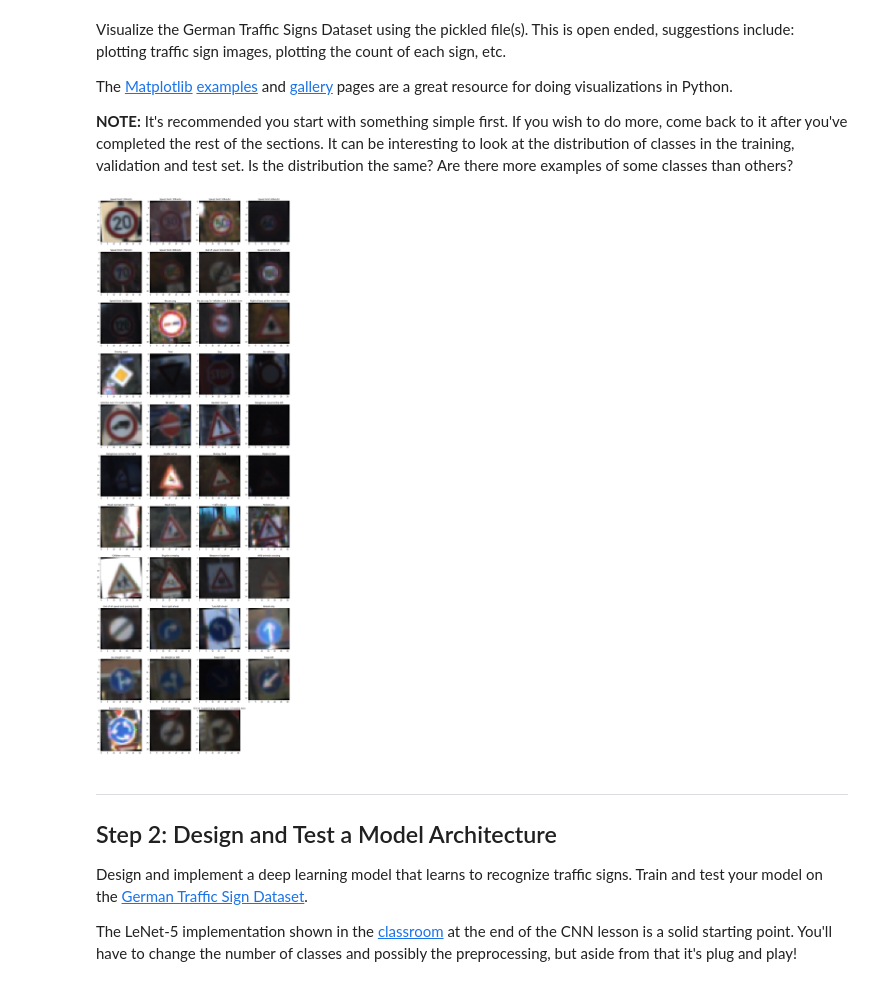
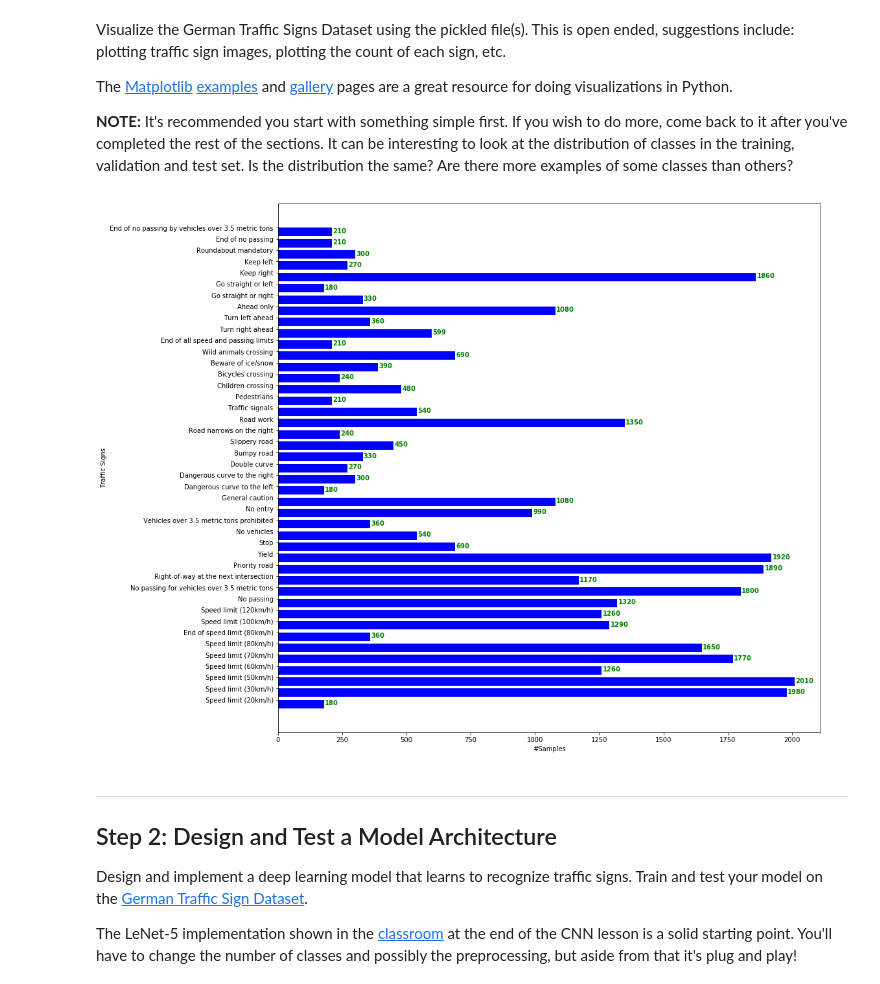
Before and after one commit to michael1611/SDC, a Jupyter notebook: t1/p2/CarND-Traffic-Sign-Classifier-Project/Traffic_Sign_Classifier.ipynb, the cells around one changed output. Saved outputs shown, nothing was run; the diff lists cells and outputs as text; code cells hidden in the pictures.

```diff
--- a/t1/p2/CarND-Traffic-Sign-Classifier-Project/Traffic_Sign_Classifier.ipynb
+++ b/t1/p2/CarND-Traffic-Sign-Classifier-Project/Traffic_Sign_Classifier.ipynb
@@ -109,43 +99,58 @@ The [Matplotlib](http://matplotlib.org/) [examples](http://matplotlib.org/exampl
 # %%
 ### Data exploration visualization code goes here.
 ### Feel free to use as many code cells as needed.
 import matplotlib.pyplot as plt
+from matplotlib.ticker import FuncFormatter
 import random
 import numpy as np
 import math
 # Visualizations will be shown in the notebook.
 %matplotlib inline
 
 def get_signal_names():
     import csv
     signs = [None] * n_classes
     with open('signnames.csv', 'r') as f:
         csv_reader = csv.DictReader(f)
         for d in csv_reader:
             signs[int(d['ClassId'])] = d['SignName']
     return signs
 
 signs = get_signal_names()
-def plot_image(im, label):
-    plt.figure(figsize=(3,3))
-    plt.xlabel(label)
-    plt.imshow(im, cmap='gray')
-    plt.show
 
-plt.figure(figsize=(20, 60))
-cols = 4
-rows = math.ceil(n_classes/float(cols))
-for i in range(n_classes):
-    for j in range(len(y_train)):
-        if y_train[j] == i:
-            plt.subplot(rows, cols, i+1)
-            plt.imshow(X_train[j])
-            plt.title(signs[y_train[j]])
-            break
+count = [np.sum(y_train == i) for i in range(n_classes)]
 
+fig, ax = plt.subplots(figsize=(15,15))
+width = 0.75 # the width of the bars
+ind = np.arange(n_classes)
+ax.barh(ind, count, width, color="blue")
+ax.set_yticks(ind+width/2)
+ax.set_yticklabels(signs, minor=False)
+for i, v in enumerate(count):
+    ax.text(v + 3, i - .10, str(v), color='green', fontweight='bold')
+plt.xlabel('#Samples')
+plt.ylabel('Traffic Signs')
 plt.show()
+# def plot_image(im, label):
+#     plt.figure(figsize=(3,3))
+#     plt.xlabel(label)
+#     plt.imshow(im, cmap='gray')
+#     plt.show
+
+# plt.figure(figsize=(20, 60))
+# cols = 4
+# rows = math.ceil(n_classes/float(cols))
+# for i in range(n_classes):
+#     for j in range(len(y_train)):
+#         if y_train[j] == i:
+#             plt.subplot(rows, cols, i+1)
+#             plt.imshow(X_train[j])
+#             plt.title(signs[y_train[j]])
+#             break
+
+# plt.show()
 # %% [output]
-[figure, old version]
+[figure, new version]
 # %% [markdown]
 ----
 
```
Also changed, not shown: parts of 6 cells of this notebook.
